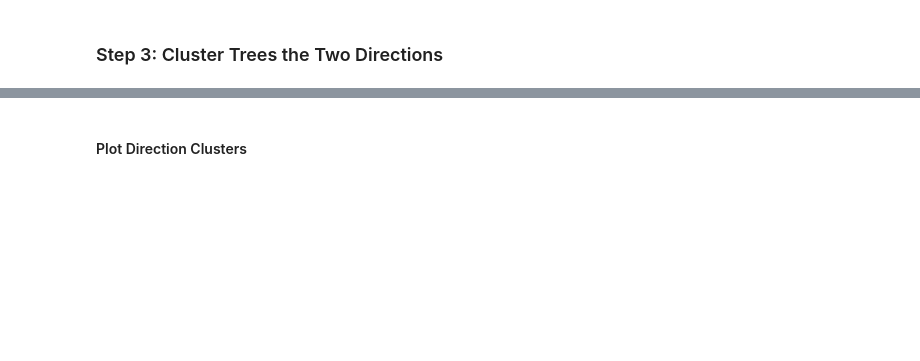
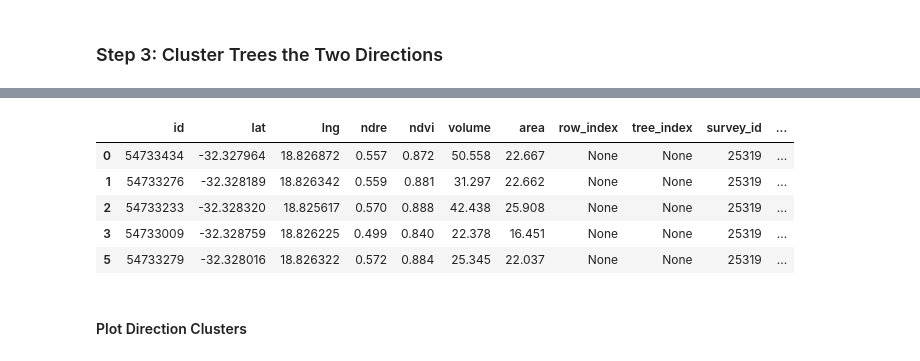
Before and after one commit to BenEdwards-exe/Aerobotics_Technical_Assessment, a Jupyter notebook: find_missing_visualised.ipynb, the cells around one changed output, grey strips where cells are left out. Drawn from its saved outputs; the diff is of its cells as text; code cells hidden in the pictures; blank space fills up the shorter version.

```diff
--- a/find_missing_visualised.ipynb
+++ b/find_missing_visualised.ipynb
@@ -128,3 +133,12 @@ Clusters for Direction 2:  30
+# %%
+trees_df.head()
+# %% [output]
+|  | id | lat | lng | ndre | ndvi | volume | area | row_index | tree_index | survey_id | ... |
+| 0 | 54733434 | -32.327964 | 18.826872 | 0.557 | 0.872 | 50.558 | 22.667 | None | None | 25319 | ... |
+| 1 | 54733276 | -32.328189 | 18.826342 | 0.559 | 0.881 | 31.297 | 22.662 | None | None | 25319 | ... |
+| 2 | 54733233 | -32.328320 | 18.825617 | 0.570 | 0.888 | 42.438 | 25.908 | None | None | 25319 | ... |
+| 3 | 54733009 | -32.328759 | 18.826225 | 0.499 | 0.840 | 22.378 | 16.451 | None | None | 25319 | ... |
+| 5 | 54733279 | -32.328016 | 18.826322 | 0.572 | 0.884 | 25.345 | 22.037 | None | None | 25319 | ... |
 # %% [markdown]
 #### Plot Direction Clusters
 # %%
```
Also changed, not shown: parts of 8 cells of this notebook, 6 other files.
